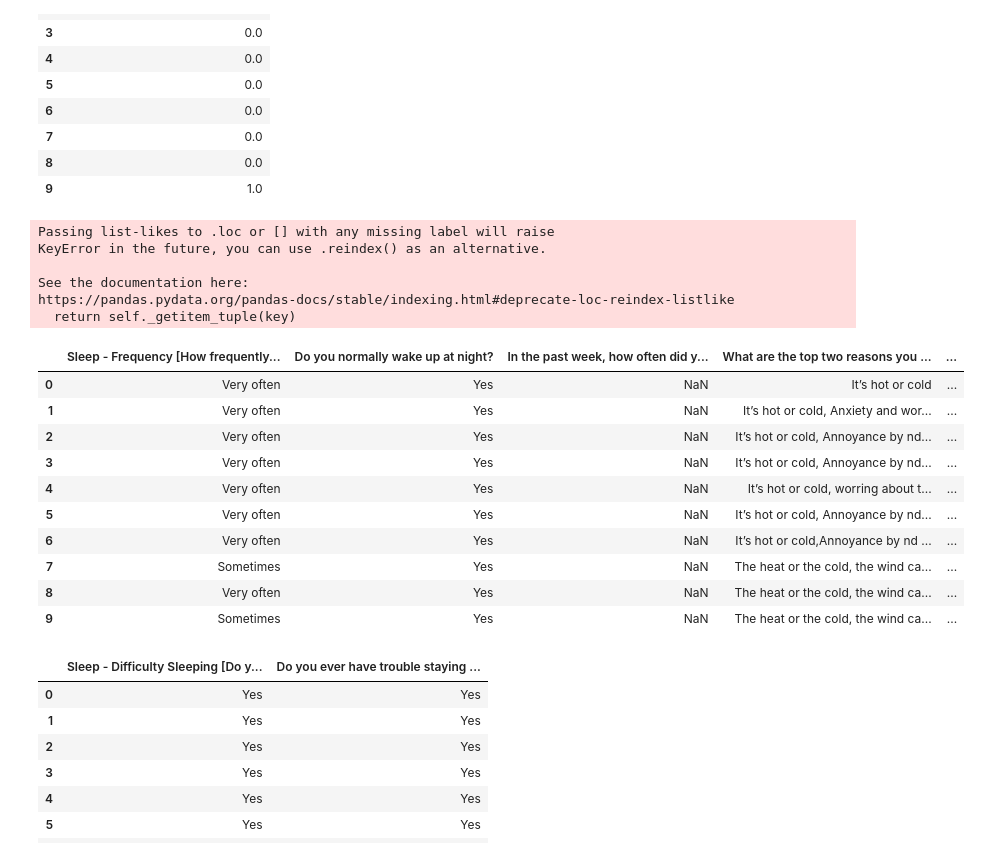
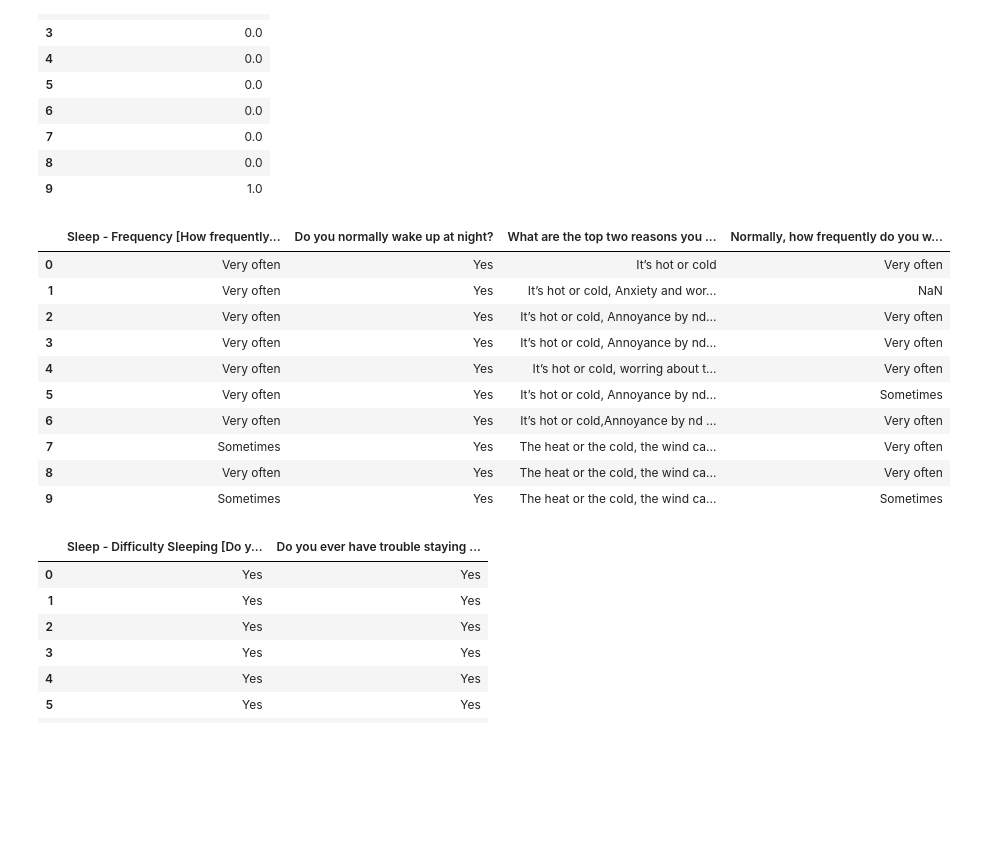
Before and after one commit to ssuda1/new_story, a Jupyter notebook: New Story #1 Data Preparation.ipynb, the cells around one changed output. Drawn from its saved outputs; the diff is of its cells as text; code cells hidden in the pictures; blank space fills up the shorter version.

```diff
--- a/New Story #1 Data Preparation.ipynb
+++ b/New Story #1 Data Preparation.ipynb
@@ -446,27 +440,21 @@ workingresidents[:10]
 | 8 | 0.0 |
 | 9 | 1.0 |
 # %%
-df1_alt.loc[:,['Sleep - Frequency [How frequently do you have issues sleeping?]','Do you normally wake up at night?','In the past week, how often did you have trouble staying awake? ','What are the top two reasons you wake up at night or have issues the sleep?','Normally, how frequently do you wake up night?']][:10]
+df1_alt.loc[:,['Sleep - Frequency [How frequently do you have issues sleeping?]','Do you normally wake up at night?','What are the top two reasons you wake up at night or have issues the sleep?','Normally, how frequently do you wake up night?']][:10]
 # If 'Sleep Frequency' is blank, other sleep related columns are also blank for that household. 'Sleep Frequency' and 'Do you normally wake up at night?'
 # have enough representation of sleep issue. No need to use other 3 columns. Converte NaN to 'No Response/Cannot Remember'.
 # %% [output]
-Passing list-likes to .loc or [] with any missing label will raise
-KeyError in the future, you can use .reindex() as an alternative.
-
-See the documentation here:
-https://pandas.pydata.org/pandas-docs/stable/indexing.html#deprecate-loc-reindex-listlike
-  return self._getitem_tuple(key)
-|  | Sleep - Frequency [How frequently... | Do you normally wake up at night? | In the past week, how often did y... | What are the top two reasons you ... | ... |
-| 0 | Very often | Yes | NaN | It’s hot or cold | ... |
-| 1 | Very often | Yes | NaN | It’s hot or cold, Anxiety and wor... | ... |
-| 2 | Very often | Yes | NaN | It’s hot or cold, Annoyance by nd... | ... |
-| 3 | Very often | Yes | NaN | It’s hot or cold, Annoyance by nd... | ... |
-| 4 | Very often | Yes | NaN | It’s hot or cold, worring about t... | ... |
-| 5 | Very often | Yes | NaN | It’s hot or cold, Annoyance by nd... | ... |
-| 6 | Very often | Yes | NaN | It’s hot or cold,Annoyance by nd ... | ... |
-| 7 | Sometimes | Yes | NaN | The heat or the cold, the wind ca... | ... |
-| 8 | Very often | Yes | NaN | The heat or the cold, the wind ca... | ... |
-| 9 | Sometimes | Yes | NaN | The heat or the cold, the wind ca... | ... |
+|  | Sleep - Frequency [How frequently... | Do you normally wake up at night? | What are the top two reasons you ... | Normally, how frequently do you w... |
+| 0 | Very often | Yes | It’s hot or cold | Very often |
+| 1 | Very often | Yes | It’s hot or cold, Anxiety and wor... | NaN |
+| 2 | Very often | Yes | It’s hot or cold, Annoyance by nd... | Very often |
+| 3 | Very often | Yes | It’s hot or cold, Annoyance by nd... | Very often |
+| 4 | Very often | Yes | It’s hot or cold, worring about t... | Very often |
+| 5 | Very often | Yes | It’s hot or cold, Annoyance by nd... | Sometimes |
+| 6 | Very often | Yes | It’s hot or cold,Annoyance by nd ... | Very often |
+| 7 | Sometimes | Yes | The heat or the cold, the wind ca... | Very often |
+| 8 | Very often | Yes | The heat or the cold, the wind ca... | Very often |
+| 9 | Sometimes | Yes | The heat or the cold, the wind ca... | Sometimes |
 # %%
 # 2 fields related to sleep difficulty 'Do you EVER have isues sleeping?' & 'Do you EVER have trouble staying awake?'
 # has no missing values. Process these 2 columns seperately from the rest columns.
```
Also changed, not shown: parts of 41 cells of this notebook.
